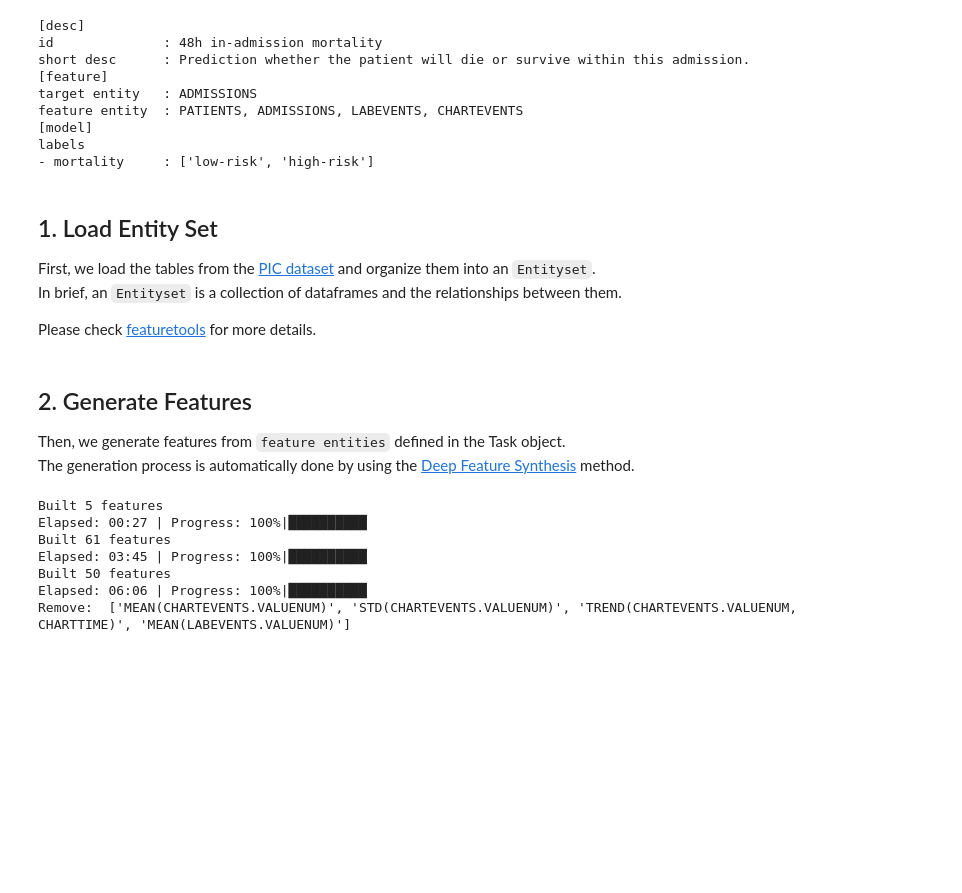
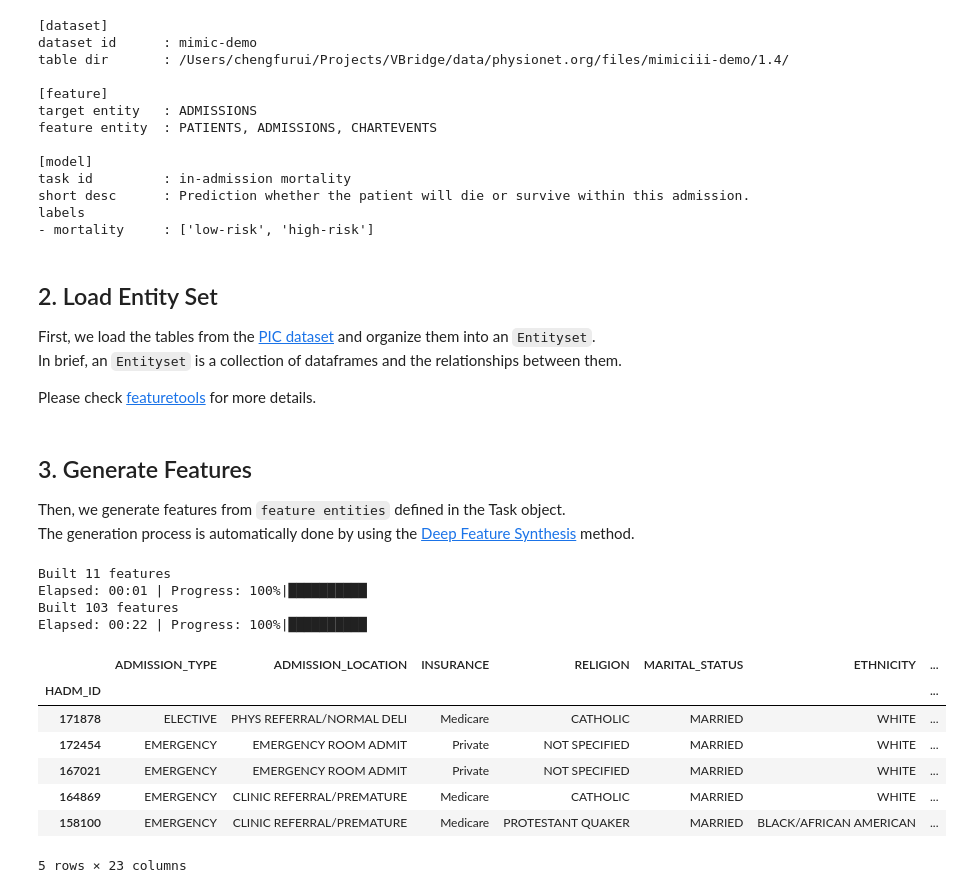
Before and after one commit to sibyl-dev/VBridge, a Jupyter notebook: notebooks/Getting Started.ipynb, the cells around one changed output. Drawn from its saved outputs; the diff is of its cells as text; code cells hidden in the pictures; blank space fills up the shorter version.

```diff
--- a/notebooks/Getting Started.ipynb
+++ b/notebooks/Getting Started.ipynb
@@ -20,16 +25,20 @@ In the `Task` object, we define the
 This task aims to predict the patient's **mortality risk** (i.e., die or survive) during the hospital admission\
 according to the patient's demographics, label tests, and vital signs in the **first 48 hours** after being admitted.
 # %%
-# load the task
-task = pic_48h_in_admission_mortality_task()
+# load a pre-defined task on mimic-demo (https://physionet.org/content/mimiciii-demo/1.4/) dataset
+task = mimic_48h_in_admission_mortality_task()
 task
 # %% [output]
-[desc]
-id              : 48h in-admission mortality
-short desc      : Prediction whether the patient will die or survive within this admission.
+[dataset]
+dataset id      : mimic-demo
+table dir       : /Users/chengfurui/Projects/VBridge/data/physionet.org/files/mimiciii-demo/1.4/
+
 [feature]
 target entity   : ADMISSIONS
-feature entity  : PATIENTS, ADMISSIONS, LABEVENTS, CHARTEVENTS
+feature entity  : PATIENTS, ADMISSIONS, CHARTEVENTS
+
 [model]
+task id         : in-admission mortality
+short desc      : Prediction whether the patient will die or survive within this admission.
 labels
 - mortality     : ['low-risk', 'high-risk']
@@ -36,5 +48,5 @@ labels
 # %% [markdown]
-## 1. Load Entity Set
+## 2. Load Entity Set
 
 First, we load the tables from the [PIC dataset](http://pic.nbscn.org/) and organize them into an `Entityset`.\
 In brief, an `Entityset` is a collection of dataframes and the relationships between them.
@@ -46,17 +58,22 @@ es = create_entityset('pic', verbose=False)
 # %% [markdown]
-## 2. Generate Features
+## 3. Generate Features
 
 Then, we generate features from `feature entities` defined in the Task object.\
 The generation process is automatically done by using the [Deep Feature Synthesis](https://featuretools.alteryx.com/en/stable/getting_started/afe.html) method.
 # %%
 # load features
-feat = Featurization(es, task)
-fm, fl = feat.generate_features()
+feature_matrix, feature_list = vbridge.generate_features()
+feature_matrix.head()
 # %% [output]
-Built 5 features
-Elapsed: 00:27 | Progress: 100%|██████████
-Built 61 features
-Elapsed: 03:45 | Progress: 100%|██████████
-Built 50 features
-Elapsed: 06:06 | Progress: 100%|██████████
-Remove:  ['MEAN(CHARTEVENTS.VALUENUM)', 'STD(CHARTEVENTS.VALUENUM)', 'TREND(CHARTEVENTS.VALUENUM, CHARTTIME)', 'MEAN(LABEVENTS.VALUENUM)']
+Built 11 features
+Elapsed: 00:01 | Progress: 100%|██████████
+Built 103 features
+Elapsed: 00:22 | Progress: 100%|██████████
+|  | ADMISSION_TYPE | ADMISSION_LOCATION | INSURANCE | RELIGION | MARITAL_STATUS | ETHNICITY | ... |
+| HADM_ID |  |  |  |  |  |  | ... |
+| 171878 | ELECTIVE | PHYS REFERRAL/NORMAL DELI | Medicare | CATHOLIC | MARRIED | WHITE | ... |
+| 172454 | EMERGENCY | EMERGENCY ROOM ADMIT | Private | NOT SPECIFIED | MARRIED | WHITE | ... |
+| 167021 | EMERGENCY | EMERGENCY ROOM ADMIT | Private | NOT SPECIFIED | MARRIED | WHITE | ... |
+| 164869 | EMERGENCY | CLINIC REFERRAL/PREMATURE | Medicare | CATHOLIC | MARRIED | WHITE | ... |
+| 158100 | EMERGENCY | CLINIC REFERRAL/PREMATURE | Medicare | PROTESTANT QUAKER | MARRIED | BLACK/AFRICAN AMERICAN | ... |
+5 rows × 23 columns
```
Also changed, not shown: parts of 11 cells of this notebook.
